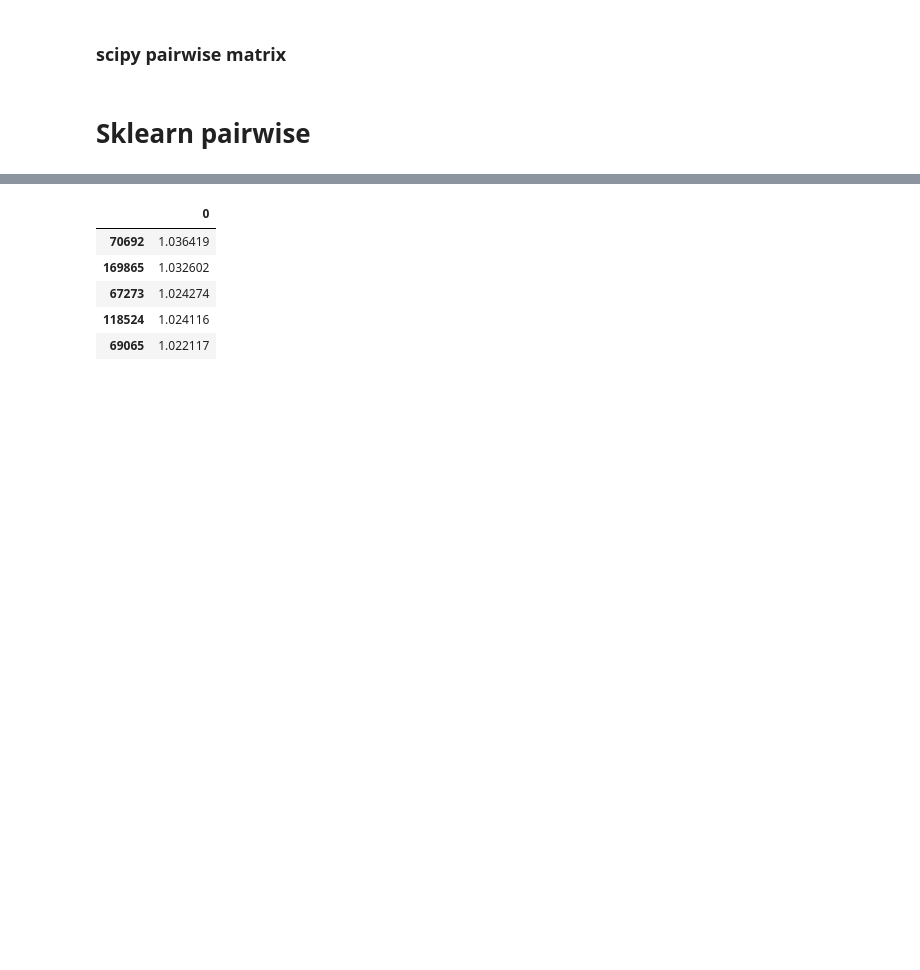
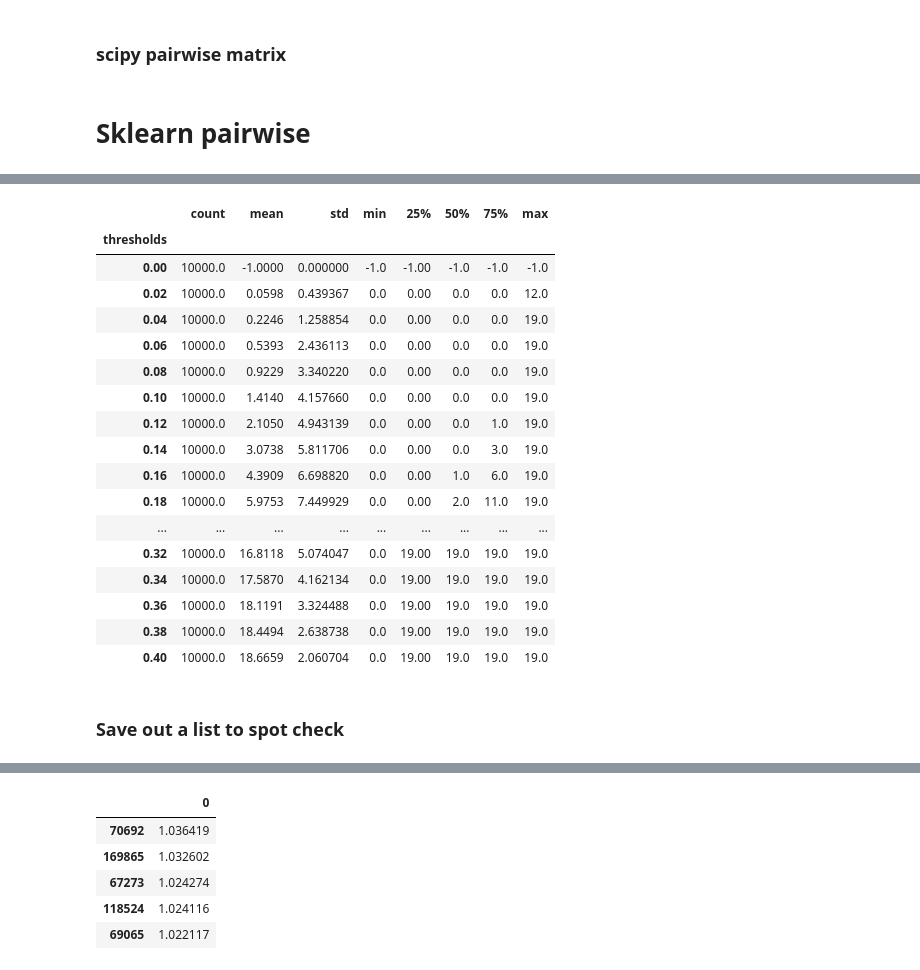
Before and after one commit to alphagov/content-similarity-models, a Jupyter notebook: google-universal-encoder/similarity_universal_sentence_embedding.ipynb, the cells around one changed output, grey strips where cells are left out. Saved outputs shown, nothing was run; the diff lists cells and outputs as text; code cells hidden in the pictures; blank space fills up the shorter version.

Commit message:
Output sample of urls suggestions

```diff
--- a/google-universal-encoder/similarity_universal_sentence_embedding.ipynb
+++ b/google-universal-encoder/similarity_universal_sentence_embedding.ipynb
@@ -282,0 +278,19 @@ Index(['base_path', 'content_id', 'description', 'document_type',
+# %%
+sample_gen = pairwise_distances_chunked(embedded_docs_unique[np.random.choice(embedded_docs_unique.shape[0],
+                                                                              10000,
+                                                                              replace=False),
+                                                             :],
+                                 reduce_func=reduce_func,
+                                 working_memory=0,
+                                 metric='cosine',
+                                 n_jobs=-1)
+# %%
+links_thresholds = pd.DataFrame(columns=['vector_id', 'thresholds', 'numlinks'])
+for i, (_, D_chunk) in enumerate(tqdm_notebook(sample_gen)):
+    numlinks = []
+    for threshold in np.arange(0, 0.42, 0.02):
+        numlinks.append(D_chunk[D_chunk<threshold].shape[0])
+    i_links_thresholds = pd.DataFrame({'vector_id': i,
+                             'thresholds': np.arange(0, 0.42, 0.02),
+                             'numlinks': np.asarray(numlinks).astype(int)})
+    links_thresholds = links_thresholds.append(i_links_thresholds, ignore_index=True)
@@ -282,0 +299,27 @@ Index(['base_path', 'content_id', 'description', 'document_type',
+# %%
+links_thresholds['numlinks'] = links_thresholds['numlinks'].astype(int)
+# %%
+links_thresholds['numlinks_minus_self'] = links_thresholds['numlinks']-1
+# %%
+links_thresholds['numlinks_minus_self'].groupby(links_thresholds['thresholds']).describe()
+# %% [output]
+|  | count | mean | std | min | 25% | 50% | 75% | max |
+| thresholds |  |  |  |  |  |  |  |  |
+| 0.00 | 10000.0 | -1.0000 | 0.000000 | -1.0 | -1.00 | -1.0 | -1.0 | -1.0 |
+| 0.02 | 10000.0 | 0.0598 | 0.439367 | 0.0 | 0.00 | 0.0 | 0.0 | 12.0 |
+| 0.04 | 10000.0 | 0.2246 | 1.258854 | 0.0 | 0.00 | 0.0 | 0.0 | 19.0 |
+| 0.06 | 10000.0 | 0.5393 | 2.436113 | 0.0 | 0.00 | 0.0 | 0.0 | 19.0 |
+| 0.08 | 10000.0 | 0.9229 | 3.340220 | 0.0 | 0.00 | 0.0 | 0.0 | 19.0 |
+| 0.10 | 10000.0 | 1.4140 | 4.157660 | 0.0 | 0.00 | 0.0 | 0.0 | 19.0 |
+| 0.12 | 10000.0 | 2.1050 | 4.943139 | 0.0 | 0.00 | 0.0 | 1.0 | 19.0 |
+| 0.14 | 10000.0 | 3.0738 | 5.811706 | 0.0 | 0.00 | 0.0 | 3.0 | 19.0 |
+| 0.16 | 10000.0 | 4.3909 | 6.698820 | 0.0 | 0.00 | 1.0 | 6.0 | 19.0 |
+| 0.18 | 10000.0 | 5.9753 | 7.449929 | 0.0 | 0.00 | 2.0 | 11.0 | 19.0 |
+| ... | ... | ... | ... | ... | ... | ... | ... | ... |
+| 0.32 | 10000.0 | 16.8118 | 5.074047 | 0.0 | 19.00 | 19.0 | 19.0 | 19.0 |
+| 0.34 | 10000.0 | 17.5870 | 4.162134 | 0.0 | 19.00 | 19.0 | 19.0 | 19.0 |
+| 0.36 | 10000.0 | 18.1191 | 3.324488 | 0.0 | 19.00 | 19.0 | 19.0 | 19.0 |
+| 0.38 | 10000.0 | 18.4494 | 2.638738 | 0.0 | 19.00 | 19.0 | 19.0 | 19.0 |
+| 0.40 | 10000.0 | 18.6659 | 2.060704 | 0.0 | 19.00 | 19.0 | 19.0 | 19.0 |
+# %% [markdown]
+### Save out a list to spot check
```
Also changed, not shown: parts of 30 cells of this notebook.
